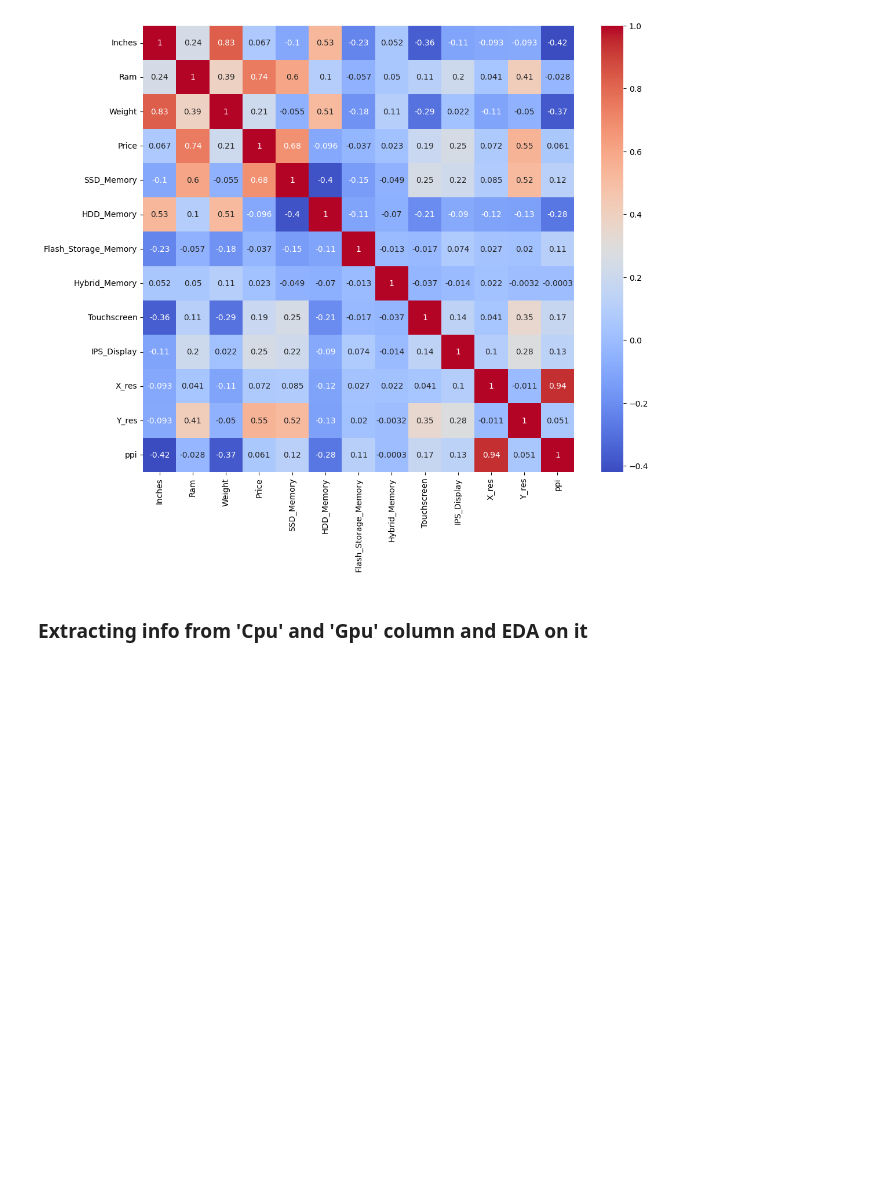
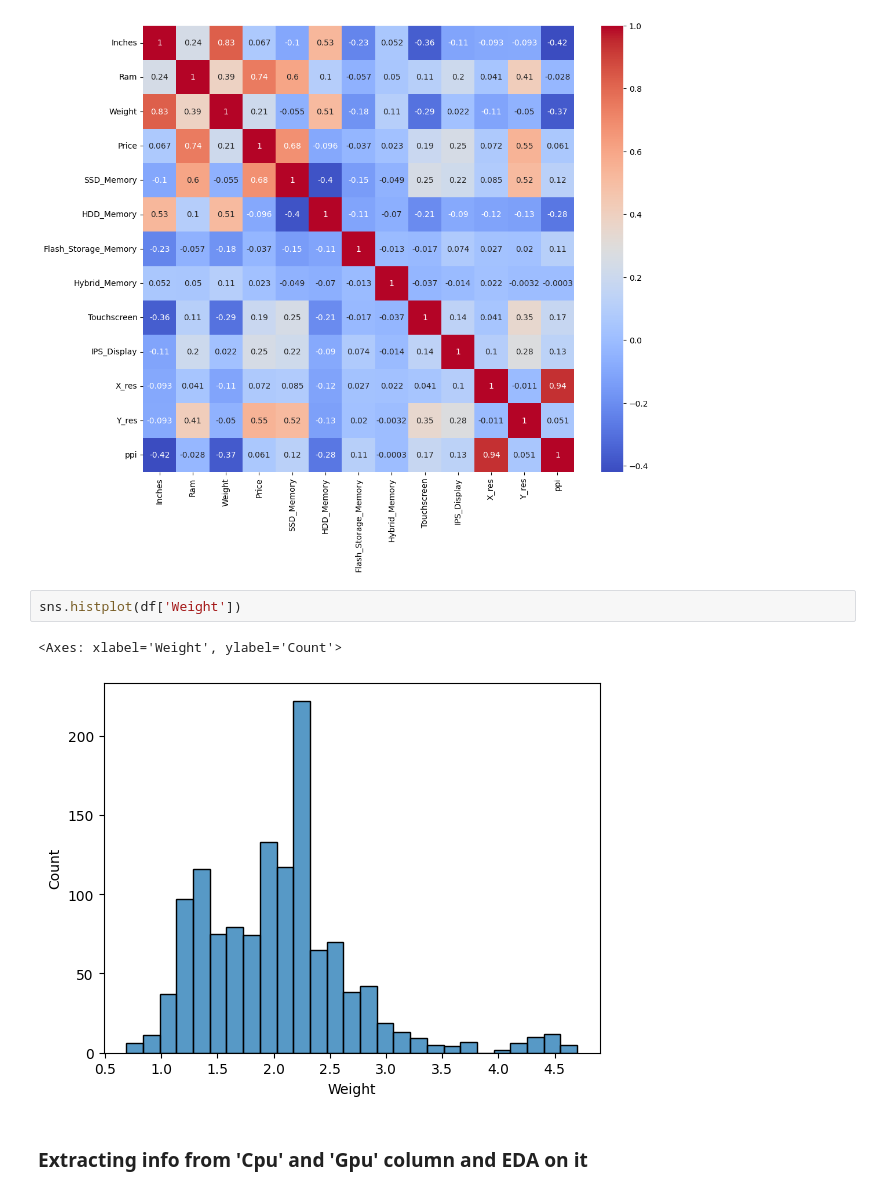
Before and after one commit to RaviNamdeoo/LaptopPricePredictor, a Jupyter notebook: laptop_price_pred copy.ipynb, the cells around one changed output. Cells and saved outputs as stored; diff of their text form; blank space fills up the shorter version.

```diff
--- a/laptop_price_pred copy.ipynb
+++ b/laptop_price_pred copy.ipynb
@@ -425,6 +425,11 @@ sns.heatmap(df.corr(numeric_only=True), annot=True, cmap='coolwarm')
 # %% [output]
 <Axes: >
 [figure]
+# %%
+sns.histplot(df['Weight'])
+# %% [output]
+<Axes: xlabel='Weight', ylabel='Count'>
+[figure, added]
 # %% [markdown]
 ### Extracting info from 'Cpu' and 'Gpu' column and EDA on it
 # %%
```
Also changed, not shown: parts of 8 cells of this notebook.
